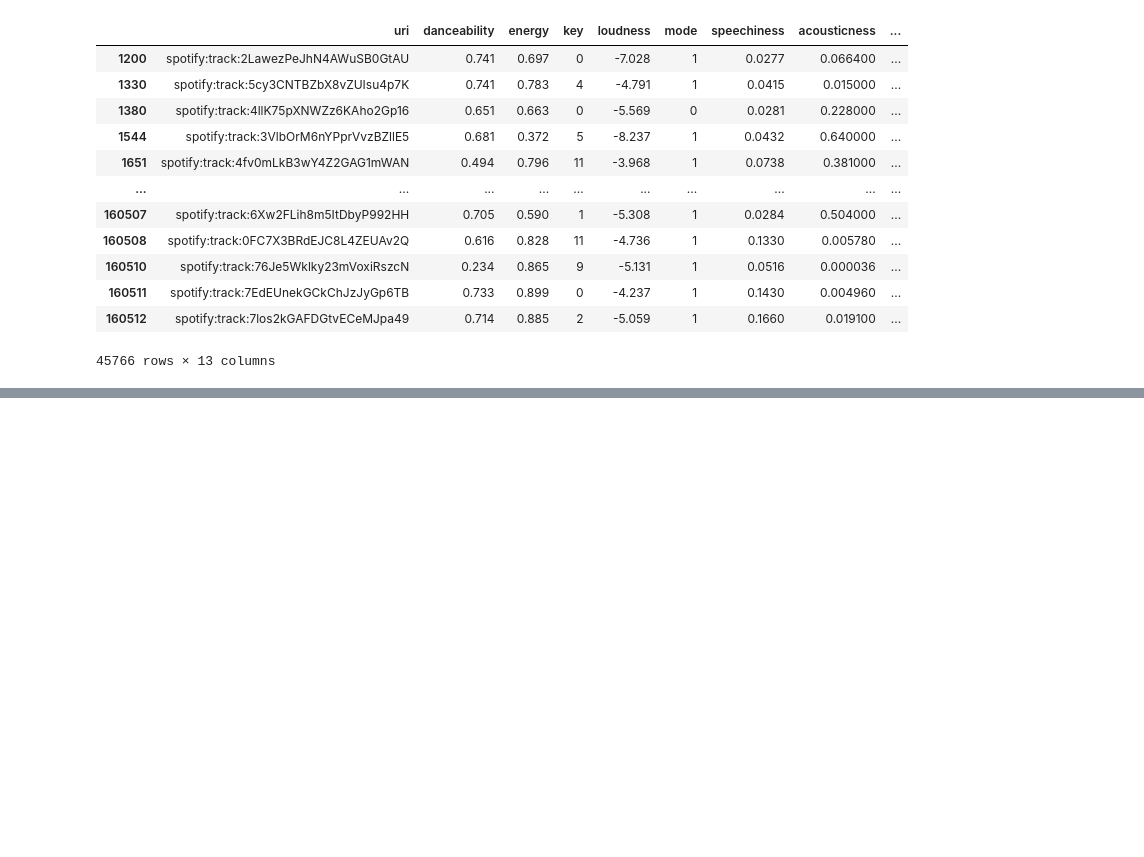
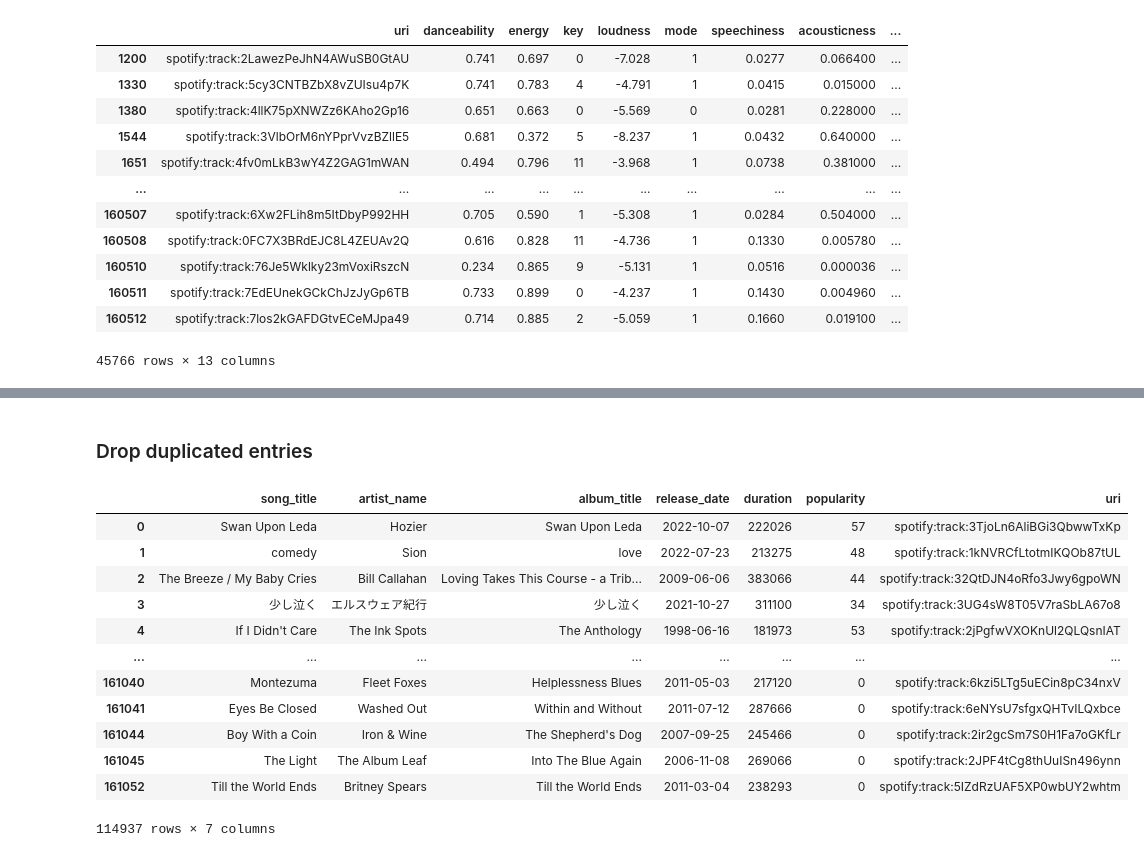
Before and after one commit to dapniii/DATA102-Spotify-Recommendation-System, a Jupyter notebook: main_project.ipynb, the cells around one changed output, grey strips where cells are left out. Cells and saved outputs as stored; diff of their text form; code cells hidden in the pictures; blank space fills up the shorter version.

```diff
--- a/main_project.ipynb
+++ b/main_project.ipynb
@@ -148,0 +219,20 @@ audio_features_df[audiofeat_duplicated]
+# %% [markdown]
+### Drop duplicated entries
+# %%
+#  dropping duplicate rows
+tracks_clean_df = tracks_clean_df.drop_duplicates(subset=["uri"])
+tracks_clean_df
+# %% [output]
+|  | song_title | artist_name | album_title | release_date | duration | popularity | uri |
+| 0 | Swan Upon Leda | Hozier | Swan Upon Leda | 2022-10-07 | 222026 | 57 | spotify:track:3TjoLn6AliBGi3QbwwTxKp |
+| 1 | comedy | Sion | love | 2022-07-23 | 213275 | 48 | spotify:track:1kNVRCfLtotmIKQOb87tUL |
+| 2 | The Breeze / My Baby Cries | Bill Callahan | Loving Takes This Course - a Trib... | 2009-06-06 | 383066 | 44 | spotify:track:32QtDJN4oRfo3Jwy6gpoWN |
+| 3 | 少し泣く | エルスウェア紀行 | 少し泣く | 2021-10-27 | 311100 | 34 | spotify:track:3UG4sW8T05V7raSbLA67o8 |
+| 4 | If I Didn't Care | The Ink Spots | The Anthology | 1998-06-16 | 181973 | 53 | spotify:track:2jPgfwVXOKnUl2QLQsnIAT |
+| ... | ... | ... | ... | ... | ... | ... | ... |
+| 161040 | Montezuma | Fleet Foxes | Helplessness Blues | 2011-05-03 | 217120 | 0 | spotify:track:6kzi5LTg5uECin8pC34nxV |
+| 161041 | Eyes Be Closed | Washed Out | Within and Without | 2011-07-12 | 287666 | 0 | spotify:track:6eNYsU7sfgxQHTvILQxbce |
+| 161044 | Boy With a Coin | Iron & Wine | The Shepherd's Dog | 2007-09-25 | 245466 | 0 | spotify:track:2ir2gcSm7S0H1Fa7oGKfLr |
+| 161045 | The Light | The Album Leaf | Into The Blue Again | 2006-11-08 | 269066 | 0 | spotify:track:2JPF4tCg8thUuISn496ynn |
+| 161052 | Till the World Ends | Britney Spears | Till the World Ends | 2011-03-04 | 238293 | 0 | spotify:track:5IZdRzUAF5XP0wbUY2whtm |
+114937 rows × 7 columns
```
Also changed, not shown: parts of 21 cells of this notebook.
